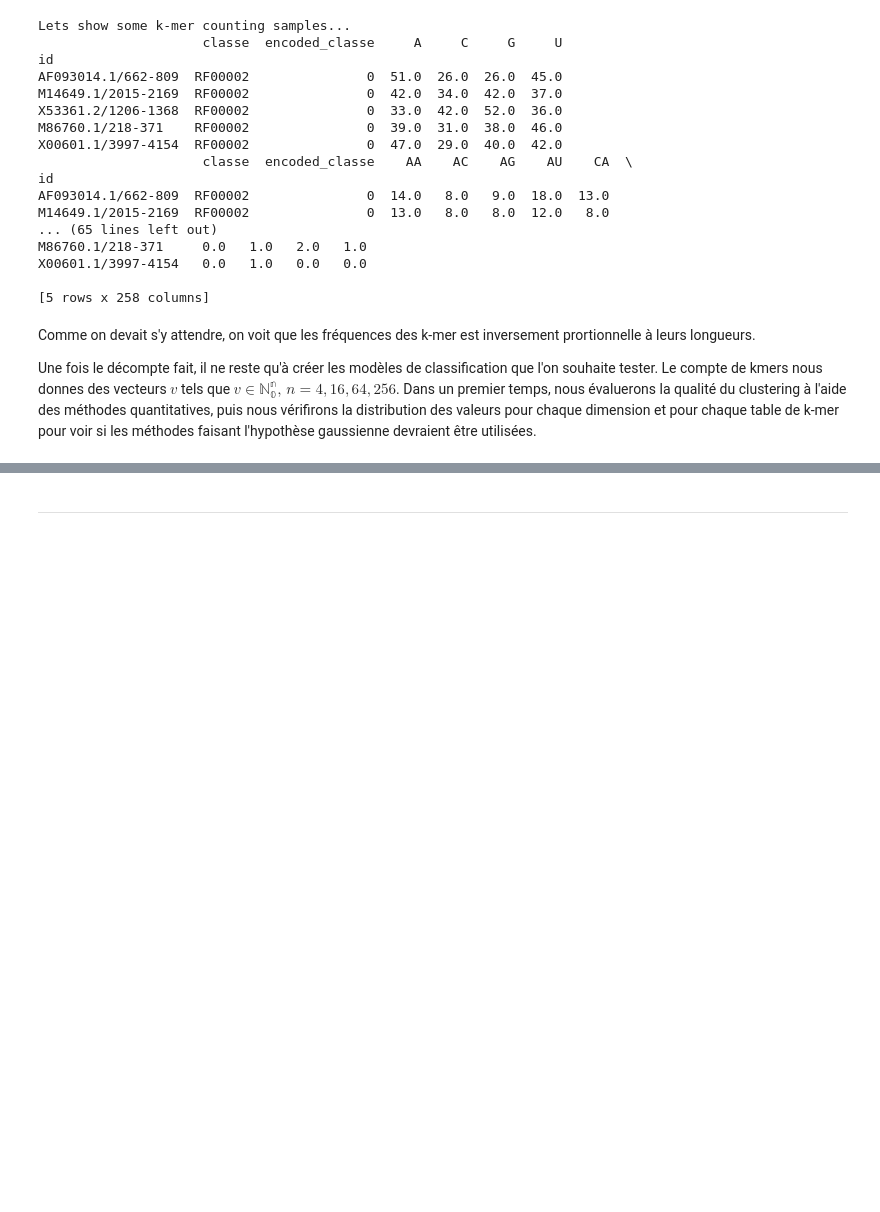
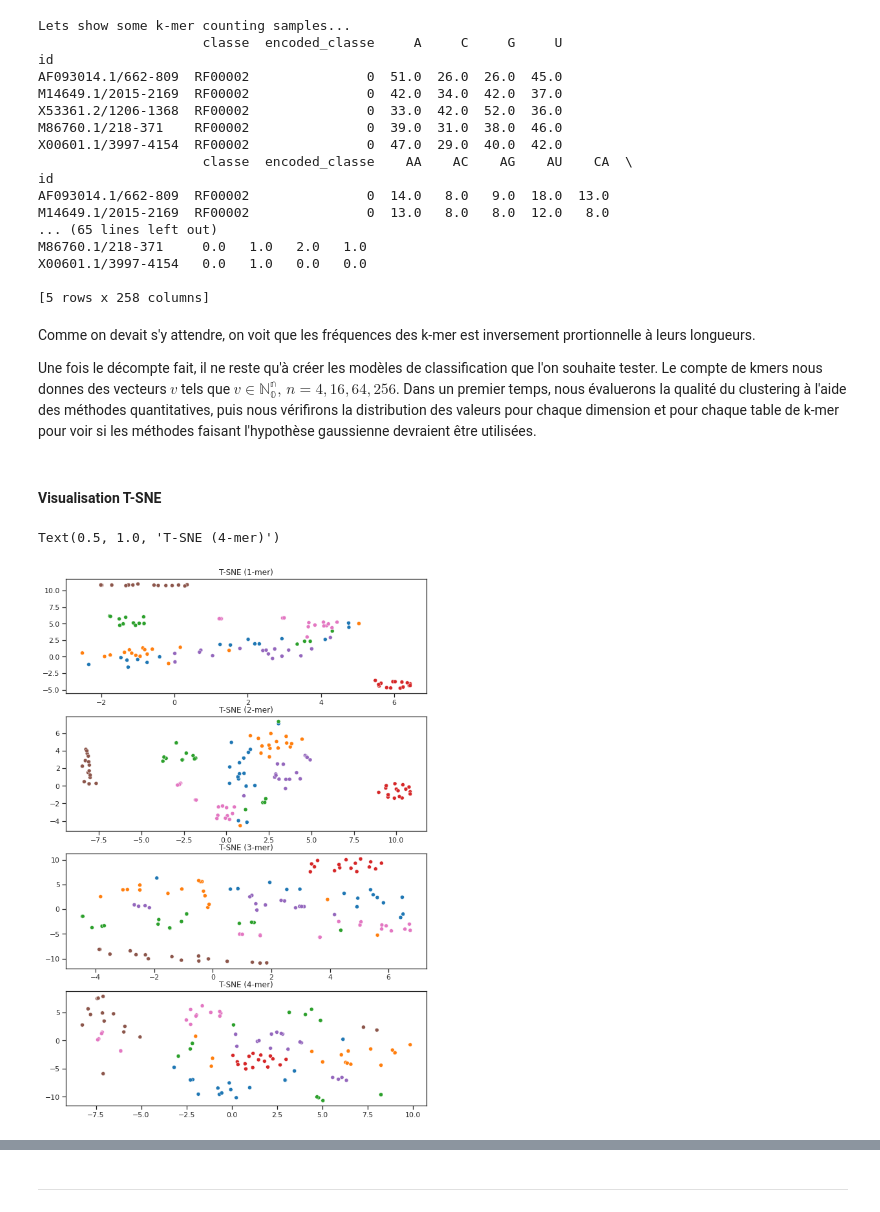
Before and after one commit to ggs22/IFT870-TP4, a Jupyter notebook: tp4.ipynb, the cells around one changed output, grey strips where cells are left out. Saved outputs shown, nothing was run; the diff lists cells and outputs as text; code cells hidden in the pictures; blank space fills up the shorter version.

```diff
--- a/tp4.ipynb
+++ b/tp4.ipynb
@@ -36,5 +42,5 @@ from IPython.display import Markdown as md
 # %%
-TP4_data_file = "RNA_orignal.csv"
+TP4_data_file = "RNA_original.csv"
 TP4_data = pd.read_csv(TP4_data_file,index_col=0)
 TP4_data.shape
 # %% [output]
@@ -181,10 +185,14 @@ lencoder = LabelEncoder()
 data['encoded_classe'] = lencoder.fit_transform(data['classe'].values)
 
 # Prepare training/test data, train and predict
+# Bien que la distribution des classes soit uniforme, nous utilserons tout de même
+# le paramèetre stratify pour assurer une présence équivalente dans les deux ensembles
 X_train, X_test, y_train, y_test = train_test_split(data['longueur'].values,
                                                     data['encoded_classe'].values,
                                                     test_size=0.2,
-                                                    random_state=1)
+                                                    random_state=1,
+                                                    shuffle=True,
+                                                    stratify=data['encoded_classe'].values)
 
 knn = KNeighborsClassifier()
 knn.fit(X=X_train.reshape(-1, 1), y=y_train)
@@ -203,8 +211,7 @@ right_preds = y_test[~wrong_indexes]
 # Get the 5 most frequent classes that are rightfully predicted
 print(pd.Series(right_preds).value_counts())
 fclasses = lencoder.inverse_transform(pd.Series(right_preds).value_counts()[0:5].index)
-md(f'Selon ce qu\'on constate, les classe les mieux prédites avec le'+ r' $\textit{KNN}$ basé sur la longueur de la séquence '
-   f'sont {fclasses}')
+print(f'Selon ce qu\'on constate, les classe les mieux prédites avec le modèle KNN basé sur la longueur de la séquence sont {fclasses}')
 
 # lets drop the five most easily predicted classes
 for cls in fclasses:
@@ -327,3 +335,26 @@ de kmers nous donnes des vecteurs $v$ tels que $v \in \mathbb{N_0^{n}},\, n=4,16
 évaluerons la qualité du clustering à l'aide des méthodes quantitatives, puis nous vérifirons la distribution des valeurs
 pour chaque dimension et pour chaque table de k-mer pour voir si les méthodes faisant l'hypothèse gaussienne devraient être
 utilisées.
+# %% [markdown]
+#### Visualisation T-SNE
+# %%
+from sklearn.manifold import TSNE
+
+tsne = TSNE()
+X_tsne_pca_1mer = tsne.fit_transform(df_list[0].loc[:, kmer_lists[0]].values)
+X_tsne_pca_2mer = tsne.fit_transform(df_list[1].loc[:, kmer_lists[1]].values)
+X_tsne_pca_3mer = tsne.fit_transform(df_list[2].loc[:, kmer_lists[2]].values)
+X_tsne_pca_4mer = tsne.fit_transform(df_list[3].loc[:, kmer_lists[3]].values)
+
+fig, axes = plt.subplots(4, 1, figsize=(10,15))
+sns.scatterplot(x=X_tsne_pca_1mer[:,0], y=X_tsne_pca_1mer[:,1], hue=qq['encoded_classe'], palette='tab10', ax=axes[0], legend=False)
+sns.scatterplot(x=X_tsne_pca_2mer[:,0], y=X_tsne_pca_2mer[:,1], hue=qq['encoded_classe'], palette='tab10', ax=axes[1], legend=False)
+sns.scatterplot(x=X_tsne_pca_3mer[:,0], y=X_tsne_pca_3mer[:,1], hue=qq['encoded_classe'], palette='tab10', ax=axes[2], legend=False)
+sns.scatterplot(x=X_tsne_pca_4mer[:,0], y=X_tsne_pca_4mer[:,1], hue=qq['encoded_classe'], palette='tab10', ax=axes[3], legend=False)
+axes[0].set_title('T-SNE (1-mer)')
+axes[1].set_title('T-SNE (2-mer)')
+axes[2].set_title('T-SNE (3-mer)')
+axes[3].set_title('T-SNE (4-mer)')
+# %% [output]
+Text(0.5, 1.0, 'T-SNE (4-mer)')
+[figure, added]
```
Also changed, not shown: parts of 15 cells of this notebook, 1 other file.
